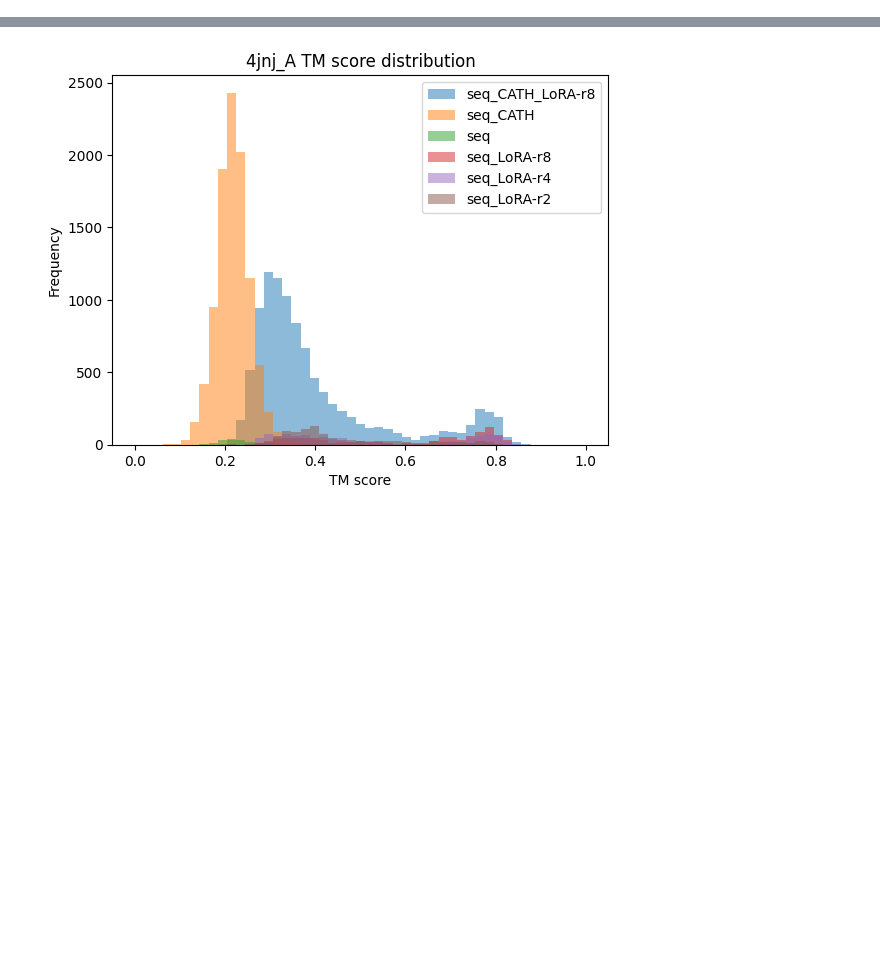
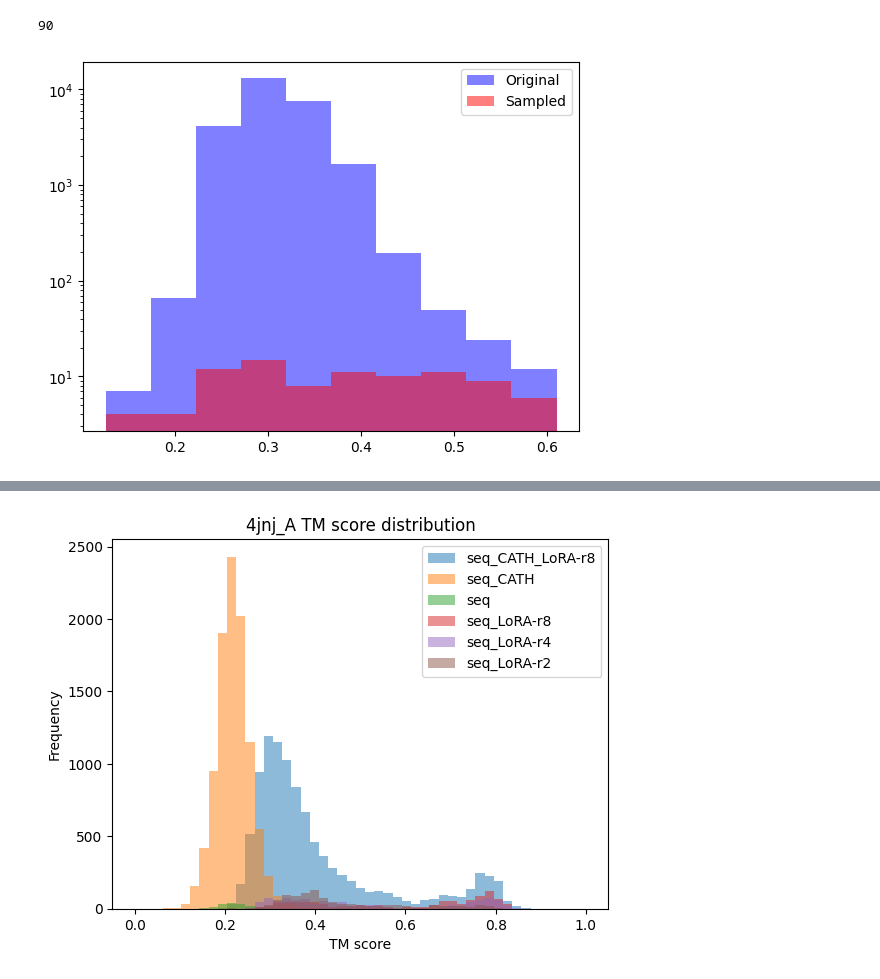
Before and after one commit to Yuwan3154/proteina, a Jupyter notebook: proteina.ipynb, the cells around one changed output, grey strips where cells are left out. Cells and saved outputs as stored; diff of their text form; code cells hidden in the pictures; blank space fills up the shorter version.

```diff
--- a/proteina.ipynb
+++ b/proteina.ipynb
@@ -11,0 +116,76 @@ from matplotlib import pyplot as plt
+# %%
+seq_cath_finetune_all_purge_7bny_noise_045_aln_df = pd.read_csv(Path.home() / "proteina/inference/inference_seq_cath_cond_sampling_finetune-all_21-seq_purge-7bny_045-noise/7bny_A/aln.tsv", sep="\t")
+tms = seq_cath_finetune_all_purge_7bny_noise_045_aln_df["TM1"]
+# Bin the TMS values into 10 bins from min to max values, and draw at most 10 examples in each bin
+# by extracting the pandas dataframe index of the TMS values in each bin
+min_tms = min(tms)
+max_tms = max(tms)
+bin_width = (max_tms - min_tms) / 10
+bins = [min_tms + i * bin_width for i in range(10)]
+# Count the number of TMS values in each bin
+counts = [0] * 10
+binned_indices = [[] for _ in range(10)]
+for i, tm in enumerate(tms):
+    bin_index = int((tm - min_tms) // bin_width) - 1
+    binned_indices[bin_index].append(i)
+    counts[bin_index] += 1
+
+if not os.path.exists(Path.home() / "proteina/inference/inference_seq_cath_cond_sampling_finetune-all_21-seq_purge-7bny_045-noise/7bny_A/sampled_files.txt"):
+    sampled_indices = []
+    sampled_files = []
+    sampled_tms = []
+    # Draw 10 examples in each bin
+    for i in range(10):
+        if counts[i] > 0:
+            sampled_indices.append(np.random.choice(binned_indices[i], size=min(10, counts[i]), replace=False))
+            sampled_tms.extend(tms[sampled_indices[i]])
+            in_files = seq_cath_finetune_all_purge_7bny_noise_045_aln_df.iloc[sampled_indices[i]]["PDBchain2"].str.split("/").str[-1].str.split(":").str[0].tolist()
+            out_files = [file.replace(".pdb", ".rebuilt.pdb") for file in in_files]
+            for in_file, out_file in zip(in_files, out_files):
+                result = subprocess.run(["pulchra", str(Path.home() / "proteina/inference/inference_seq_cath_cond_sampling_finetune-all_21-seq_purge-7bny_045-noise/7bny_A" / in_file)], capture_output=True, text=True, check=True)
+                if result.returncode != 0:
+                    raise Exception(f"Error: {result.stderr}")
+                # Parse the output file and rename the chain to chain A
+                new_lines = []
+                with open(Path.home() / "proteina/inference/inference_seq_cath_cond_sampling_finetune-all_21-seq_purge-7bny_045-noise/7bny_A" / out_file, "r") as f:
+                    for line in f.readlines():
+                        if line.startswith("ATOM"):
+                            new_lines.append(line[:21] + "A" + line[22:-1] + "  1.00  0.00           C  " + "\n")
+                        else:
+                            new_lines.append(line)
+                # Overwrite the output file
+                with open(Path.home() / "proteina/inference/inference_seq_cath_cond_sampling_finetune-all_21-seq_purge-7bny_045-noise/7bny_A" / out_file, "w") as f:
+                    for line in new_lines:
+                        f.write(line)
+            sampled_files.extend(out_files)
+
+    # Save sampled_files to a text file
+    with open(Path.home() / "proteina/inference/inference_seq_cath_cond_sampling_finetune-all_21-seq_purge-7bny_045-noise/7bny_A/sampled_files.txt", "w") as f:
+        for file in sampled_files:
+            f.write(file + "\n")
+else:
+    with open(Path.home() / "proteina/inference/inference_seq_cath_cond_sampling_finetune-all_21-seq_purge-7bny_045-noise/7bny_A/sampled_files.txt", "r") as f:
+        sampled_files = [line.strip() for line in f.readlines()]
+    print(len(sampled_files))
+    sampled_indices = []
+    sampled_tms = []
+    out_names = seq_cath_finetune_all_purge_7bny_noise_045_aln_df["PDBchain2"].str.split("/").str[-1].str.split(":").str[0]
+    for file in sampled_files:
+        sampled_indices.append(out_names[out_names == file].index[0])
+        sampled_tms.append(tms[sampled_indices[-1]])
+
+if not os.path.exists(Path.home() / "proteina/inference/inference_seq_cath_cond_sampling_finetune-all_21-seq_purge-7bny_045-noise/7bny_A/subset_data.csv"):
+    # Save sampled_files to a csv called subset_data.csv with one column "description" to follow formatting with existing analysis code
+    sampled_files_df = pd.DataFrame({"description": sampled_files})
+    sampled_files_df["description"] = sampled_files_df["description"].str.replace(".pdb", "")
+    sampled_files_df.to_csv(Path.home() / "proteina/inference/inference_seq_cath_cond_sampling_finetune-all_21-seq_purge-7bny_045-noise/7bny_A/subset_data.csv", index=False)
+
+# Plot the histogram
+plt.hist(tms, bins=np.arange(min_tms, max_tms+bin_width, bin_width), color="blue", alpha=0.5, label="Original")
+plt.hist(sampled_tms, bins=np.arange(min_tms, max_tms+bin_width, bin_width), color="red", alpha=0.5, label="Sampled")
+plt.yscale("log")
+plt.legend()
+plt.show()
+# %% [output]
+90
+[figure, added]
```
Also changed, not shown: parts of 31 cells of this notebook.
